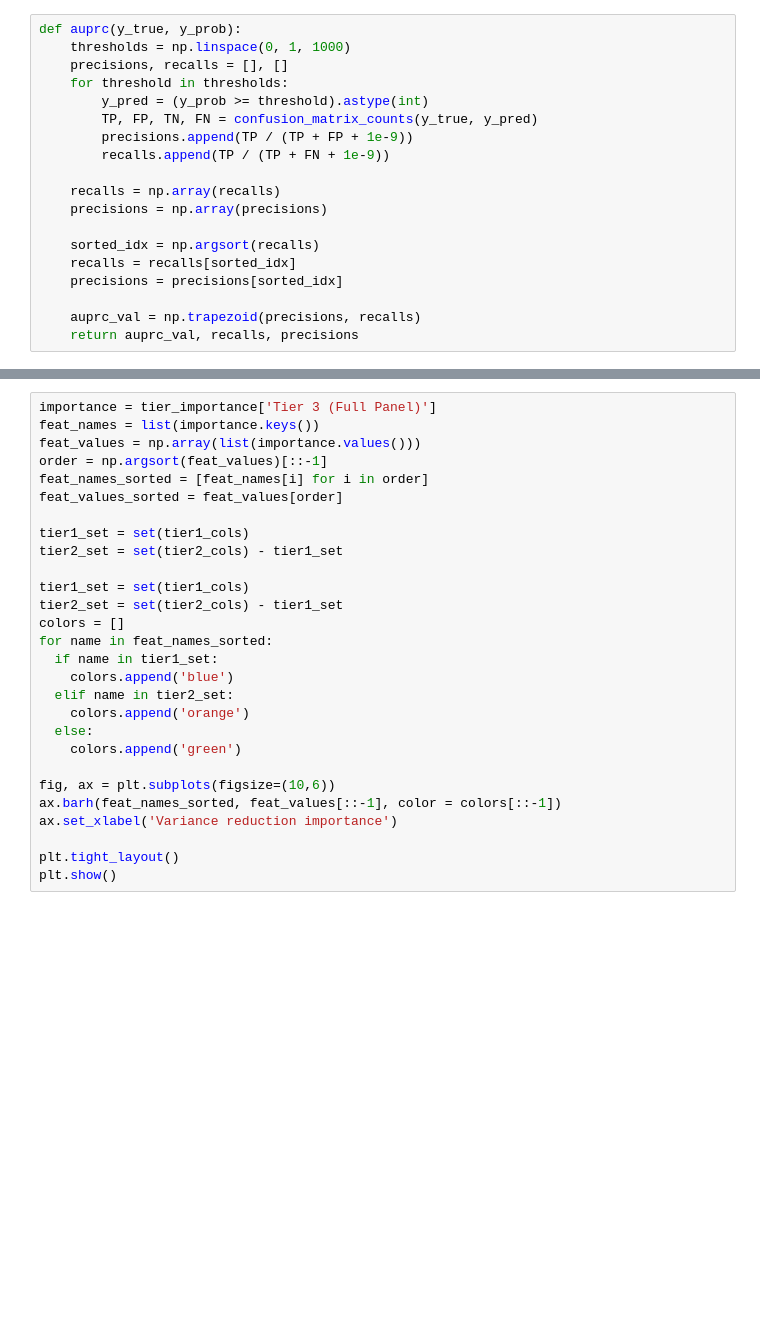
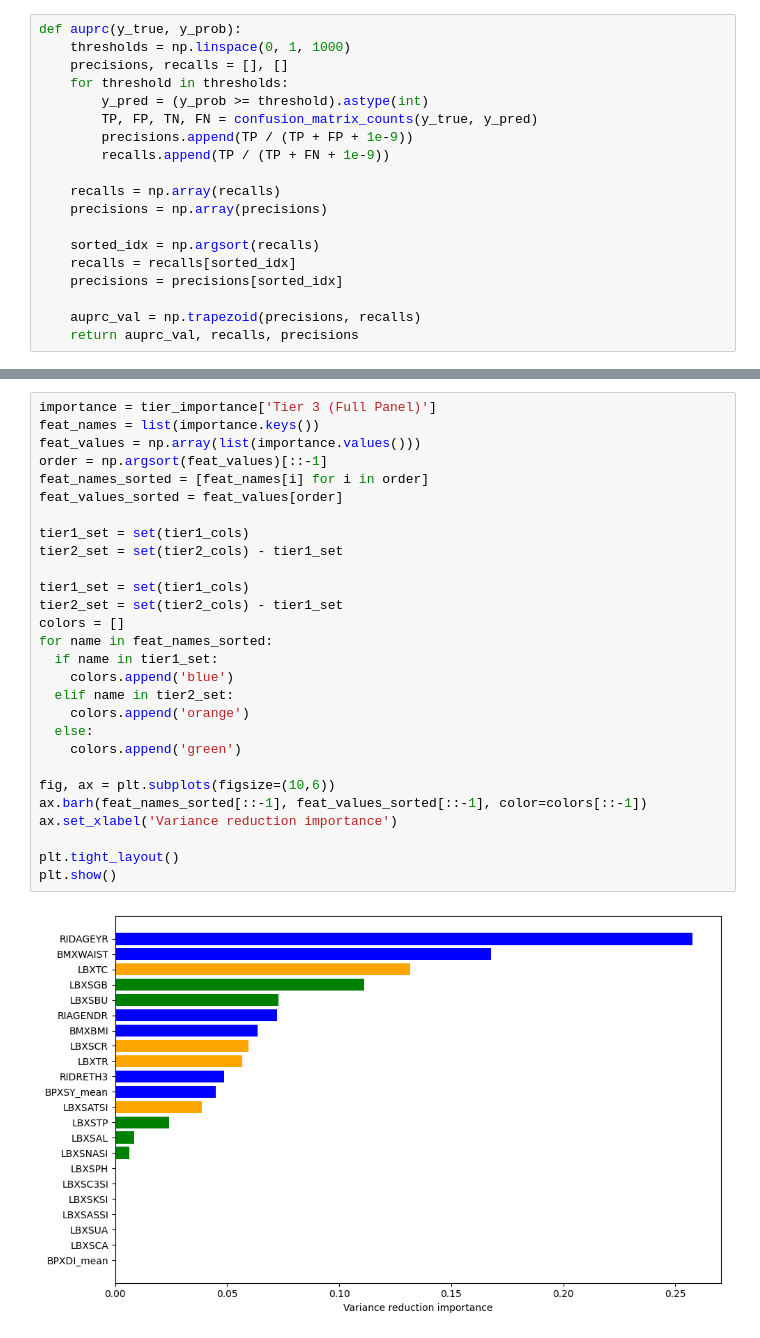
Before and after one commit to shivanshi-09/IML_Midterm, a Jupyter notebook: Decision_Tree.ipynb, the cells around one changed output, grey strips where cells are left out. Saved outputs shown, nothing was run; the diff lists cells and outputs as text; blank space fills up the shorter version.

```diff
--- a/Decision_Tree.ipynb
+++ b/Decision_Tree.ipynb
@@ -380,31 +442,33 @@ plt.show()
 # %%
 importance = tier_importance['Tier 3 (Full Panel)']
 feat_names = list(importance.keys())
 feat_values = np.array(list(importance.values()))
 order = np.argsort(feat_values)[::-1]
 feat_names_sorted = [feat_names[i] for i in order]
 feat_values_sorted = feat_values[order]
 
 tier1_set = set(tier1_cols)
 tier2_set = set(tier2_cols) - tier1_set
 
 tier1_set = set(tier1_cols)
 tier2_set = set(tier2_cols) - tier1_set
 colors = []
 for name in feat_names_sorted:
   if name in tier1_set:
     colors.append('blue')
   elif name in tier2_set:
     colors.append('orange')
   else:
     colors.append('green')
 
 fig, ax = plt.subplots(figsize=(10,6))
-ax.barh(feat_names_sorted, feat_values[::-1], color = colors[::-1])
+ax.barh(feat_names_sorted[::-1], feat_values_sorted[::-1], color=colors[::-1])
 ax.set_xlabel('Variance reduction importance')
 
 plt.tight_layout()
 plt.show()
+# %% [output]
+[figure, added]
 # %%
 def print_tree(node, feature_names,depth=0, max_print_depth = 3, prefix = ''):
   if depth >= max_print_depth:
```
Also changed, not shown: parts of 10 cells of this notebook.
